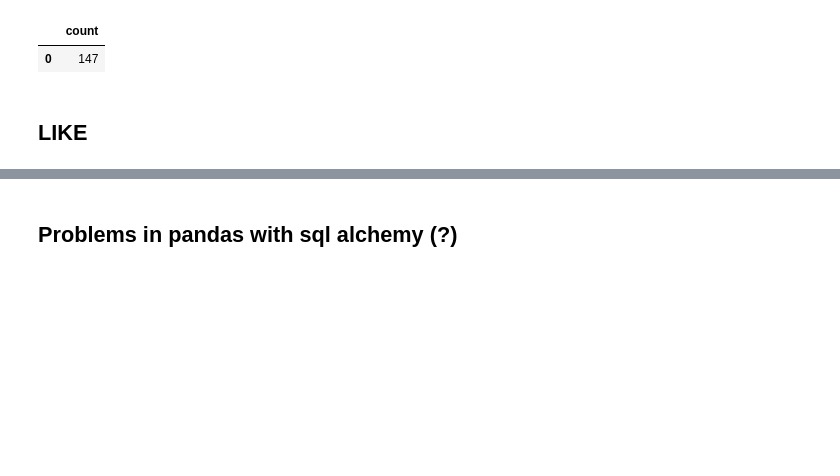
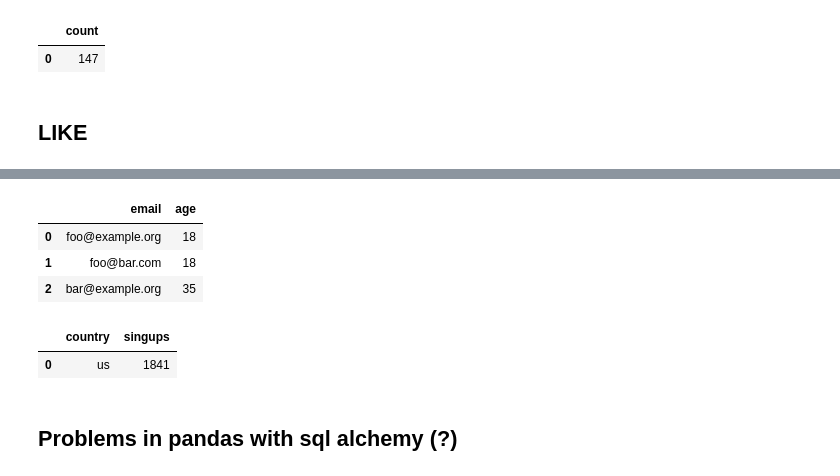
Before and after one commit to ivekhov/sql-kata, a Jupyter notebook: sql_habit/Scripts/1_intro.ipynb, the cells around one changed output, grey strips where cells are left out. Cells and saved outputs as stored; diff of their text form; code cells hidden in the pictures; blank space fills up the shorter version.

```diff
--- a/sql_habit/Scripts/1_intro.ipynb
+++ b/sql_habit/Scripts/1_intro.ipynb
@@ -537,3 +583,45 @@ TypeError: sqlalchemy.cyextension.immutabledict.immutabledict is not a sequence
+# %%
+sql = '''
+
+WITH emails AS (
+  SELECT
+    'foo@bar.com' AS email,
+    18 AS age
+  UNION
+  SELECT
+    'foo@example.org' AS email,
+    18 AS age
+  UNION
+  SELECT
+    'bar@example.org' AS email,
+    35 AS age
+)
+
+SELECT *
+FROM emails
+
+'''
+select(sql)
+# %% [output]
+|  | email | age |
+| 0 | foo@example.org | 18 |
+| 1 | foo@bar.com | 18 |
+| 2 | bar@example.org | 35 |
+# %%
+sql = '''
+select
+    country,
+    count(id) as singups
+from users
+group by
+    country
+order by singups desc
+limit 1
+'''
+select(sql)
+# %% [output]
+|  | country | singups |
+| 0 | us | 1841 |
 # %% [markdown]
 ## Problems in pandas with sql alchemy (?)
 # %%
```
Also changed, not shown: parts of 5 cells of this notebook, 2 other files.
